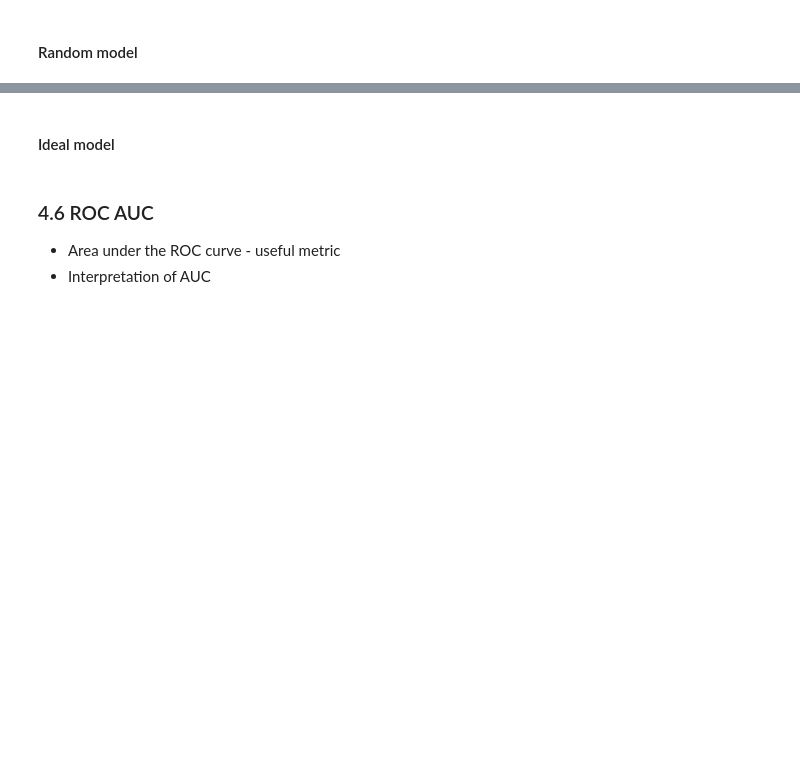
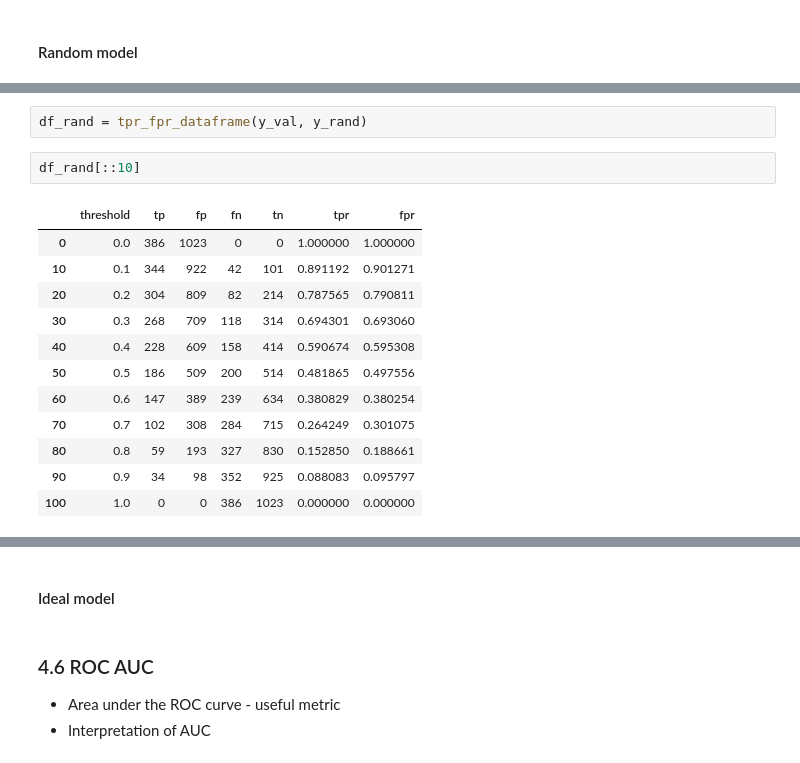
Before and after one commit to gilangbahana/ml-zoomcamp, a Jupyter notebook: 04-evaluation/Evaluation Metrics for Classification.ipynb, the cells around one changed output, grey strips where cells are left out. Cells and saved outputs as stored; diff of their text form; blank space fills up the shorter version.

```diff
--- a/04-evaluation/Evaluation Metrics for Classification.ipynb
+++ b/04-evaluation/Evaluation Metrics for Classification.ipynb
@@ -400,0 +548,17 @@ print(tp, tn, fp, fn)
+# %%
+df_rand = tpr_fpr_dataframe(y_val, y_rand)
+# %%
+df_rand[::10]
+# %% [output]
+|  | threshold | tp | fp | fn | tn | tpr | fpr |
+| 0 | 0.0 | 386 | 1023 | 0 | 0 | 1.000000 | 1.000000 |
+| 10 | 0.1 | 344 | 922 | 42 | 101 | 0.891192 | 0.901271 |
+| 20 | 0.2 | 304 | 809 | 82 | 214 | 0.787565 | 0.790811 |
+| 30 | 0.3 | 268 | 709 | 118 | 314 | 0.694301 | 0.693060 |
+| 40 | 0.4 | 228 | 609 | 158 | 414 | 0.590674 | 0.595308 |
+| 50 | 0.5 | 186 | 509 | 200 | 514 | 0.481865 | 0.497556 |
+| 60 | 0.6 | 147 | 389 | 239 | 634 | 0.380829 | 0.380254 |
+| 70 | 0.7 | 102 | 308 | 284 | 715 | 0.264249 | 0.301075 |
+| 80 | 0.8 | 59 | 193 | 327 | 830 | 0.152850 | 0.188661 |
+| 90 | 0.9 | 34 | 98 | 352 | 925 | 0.088083 | 0.095797 |
+| 100 | 1.0 | 0 | 0 | 386 | 1023 | 0.000000 | 0.000000 |
```
Also changed, not shown: parts of 54 cells of this notebook.
